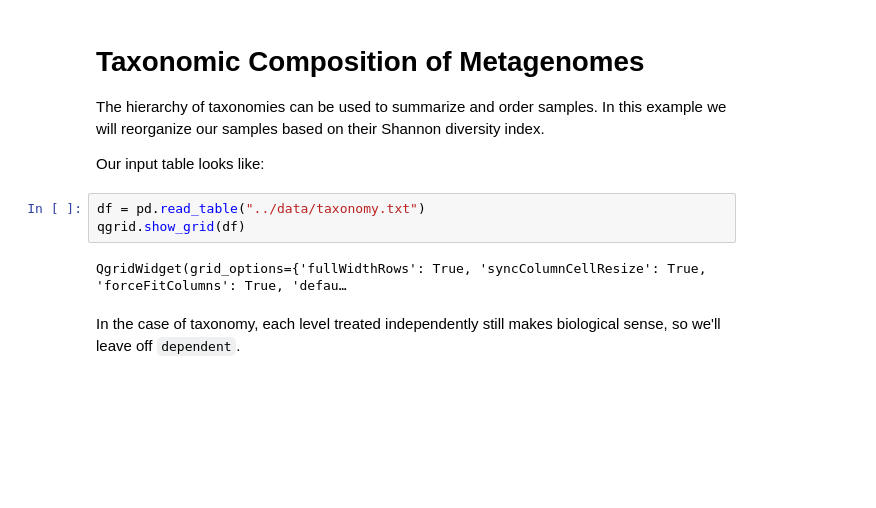
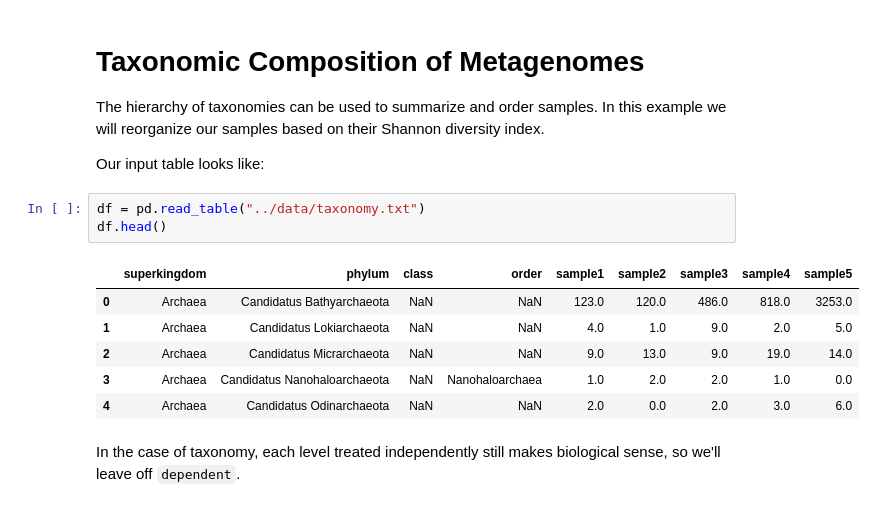
Before and after one commit to brwnj/relatively, a Jupyter notebook: notebooks/example.ipynb, the cells around one changed output. Drawn from its saved outputs; the diff is of its cells as text; blank space fills up the shorter version.

```diff
--- a/notebooks/example.ipynb
+++ b/notebooks/example.ipynb
@@ -40,9 +60,14 @@ The hierarchy of taxonomies can be used to summarize and order samples. In this
 Our input table looks like:
 # %%
 df = pd.read_table("../data/taxonomy.txt")
-qgrid.show_grid(df)
+df.head()
 # %% [output]
-QgridWidget(grid_options={'fullWidthRows': True, 'syncColumnCellResize': True, 'forceFitColumns': True, 'defau…
+|  | superkingdom | phylum | class | order | sample1 | sample2 | sample3 | sample4 | sample5 |
+| 0 | Archaea | Candidatus Bathyarchaeota | NaN | NaN | 123.0 | 120.0 | 486.0 | 818.0 | 3253.0 |
+| 1 | Archaea | Candidatus Lokiarchaeota | NaN | NaN | 4.0 | 1.0 | 9.0 | 2.0 | 5.0 |
+| 2 | Archaea | Candidatus Micrarchaeota | NaN | NaN | 9.0 | 13.0 | 9.0 | 19.0 | 14.0 |
+| 3 | Archaea | Candidatus Nanohaloarchaeota | NaN | Nanohaloarchaea | 1.0 | 2.0 | 2.0 | 1.0 | 0.0 |
+| 4 | Archaea | Candidatus Odinarchaeota | NaN | NaN | 2.0 | 0.0 | 2.0 | 3.0 | 6.0 |
 # %% [markdown]
 In the case of taxonomy, each level treated independently still makes biological sense, so we'll leave off `dependent`.
 # %%
```
Also changed, not shown: parts of 7 cells of this notebook.
